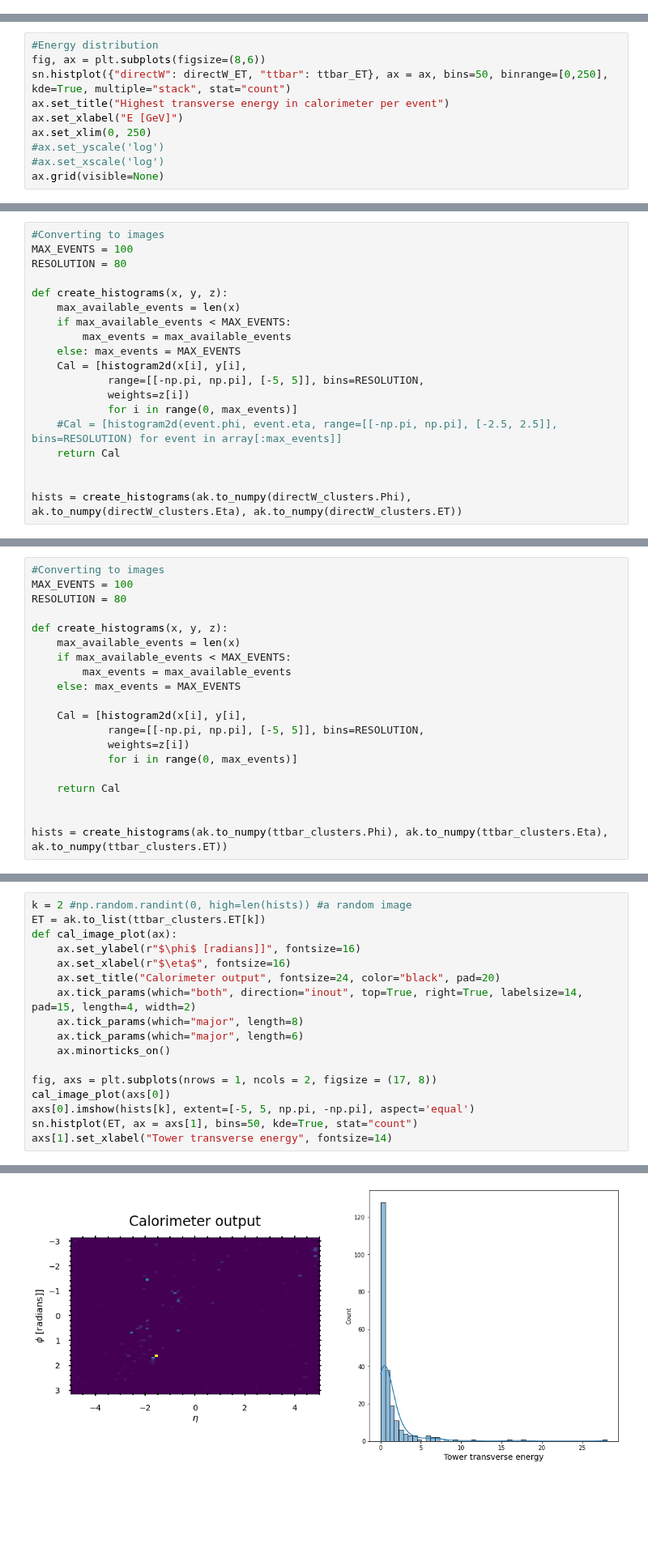
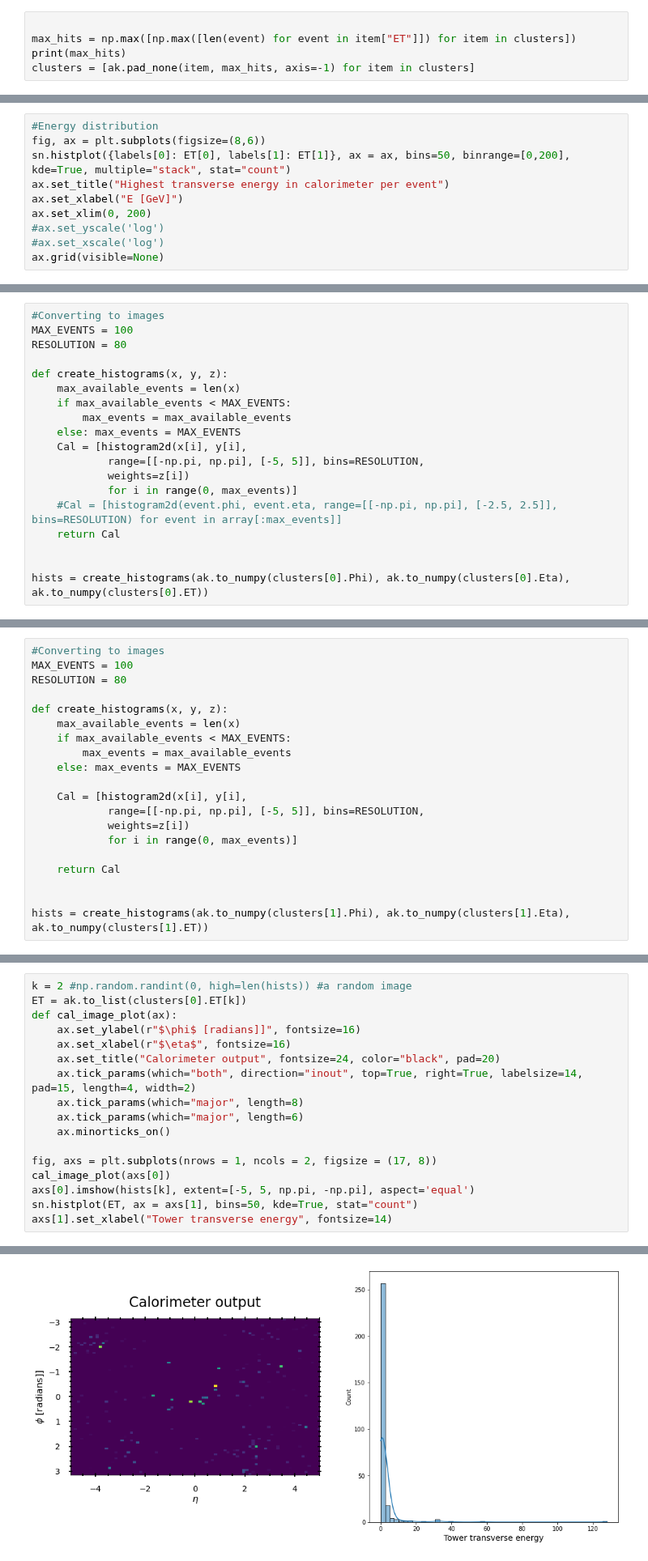
Before and after one commit to choisant/imcalML, a Jupyter notebook: notebooks/analyze_delphes_file.ipynb, the cells around one changed output, grey strips where cells are left out. Shown at 81% size. Drawn from its saved outputs; the diff is of its cells as text; blank space fills up the shorter version.

```diff
--- a/notebooks/analyze_delphes_file.ipynb
+++ b/notebooks/analyze_delphes_file.ipynb
@@ -103,0 +91,5 @@ ax.grid(visible=None)
+# %%
+
+max_hits = np.max([np.max([len(event) for event in item["ET"]]) for item in clusters])
+print(max_hits)
+clusters = [ak.pad_none(item, max_hits, axis=-1) for item in clusters]
@@ -139,10 +133,10 @@ ax.grid(visible=None)
 # %%
 #Energy distribution
 fig, ax = plt.subplots(figsize=(8,6))
-sn.histplot({"directW": directW_ET, "ttbar": ttbar_ET}, ax = ax, bins=50, binrange=[0,250], kde=True, multiple="stack", stat="count")
+sn.histplot({labels[0]: ET[0], labels[1]: ET[1]}, ax = ax, bins=50, binrange=[0,200], kde=True, multiple="stack", stat="count")
 ax.set_title("Highest transverse energy in calorimeter per event")
 ax.set_xlabel("E [GeV]")
-ax.set_xlim(0, 250)
+ax.set_xlim(0, 200)
 #ax.set_yscale('log')
 #ax.set_xscale('log')
 ax.grid(visible=None)
@@ -166,7 +160,7 @@ def create_histograms(x, y, z):
     return Cal
 
 
-hists = create_histograms(ak.to_numpy(directW_clusters.Phi), ak.to_numpy(directW_clusters.Eta), ak.to_numpy(directW_clusters.ET))
+hists = create_histograms(ak.to_numpy(clusters[0].Phi), ak.to_numpy(clusters[0].Eta), ak.to_numpy(clusters[0].ET))
 # %%
 fig, axs = plt.subplots(nrows = 4, ncols = 4, figsize = (25,25))
 images = np.random.randint(0, high=len(hists), size=(4,4))
@@ -195,7 +189,7 @@ def create_histograms(x, y, z):
     return Cal
 
 
-hists = create_histograms(ak.to_numpy(ttbar_clusters.Phi), ak.to_numpy(ttbar_clusters.Eta), ak.to_numpy(ttbar_clusters.ET))
+hists = create_histograms(ak.to_numpy(clusters[1].Phi), ak.to_numpy(clusters[1].Eta), ak.to_numpy(clusters[1].ET))
 # %%
 fig, axs = plt.subplots(nrows = 4, ncols = 4, figsize = (25,25))
 images = np.random.randint(0, high=len(hists), size=(4,4))
@@ -208,22 +202,22 @@ for i in range(4):
 # %%
 k = 2 #np.random.randint(0, high=len(hists)) #a random image
-ET = ak.to_list(ttbar_clusters.ET[k])
+ET = ak.to_list(clusters[0].ET[k])
 def cal_image_plot(ax):
     ax.set_ylabel(r"$\phi$ [radians]]", fontsize=16)
     ax.set_xlabel(r"$\eta$", fontsize=16)
     ax.set_title("Calorimeter output", fontsize=24, color="black", pad=20)
     ax.tick_params(which="both", direction="inout", top=True, right=True, labelsize=14, pad=15, length=4, width=2)
     ax.tick_params(which="major", length=8)
     ax.tick_params(which="major", length=6)
     ax.minorticks_on()
 
 fig, axs = plt.subplots(nrows = 1, ncols = 2, figsize = (17, 8))
 cal_image_plot(axs[0])
 axs[0].imshow(hists[k], extent=[-5, 5, np.pi, -np.pi], aspect='equal')
 sn.histplot(ET, ax = axs[1], bins=50, kde=True, stat="count")
 axs[1].set_xlabel("Tower transverse energy", fontsize=14)
 # %% [output]
 Text(0.5, 0, 'Tower transverse energy')
-[figure, old version]
+[figure, new version]
 # %%
 k = 59 #np.random.randint(0, high=len(hists)) #a random image
```
Also changed, not shown: parts of 14 cells of this notebook, 4 other files.
